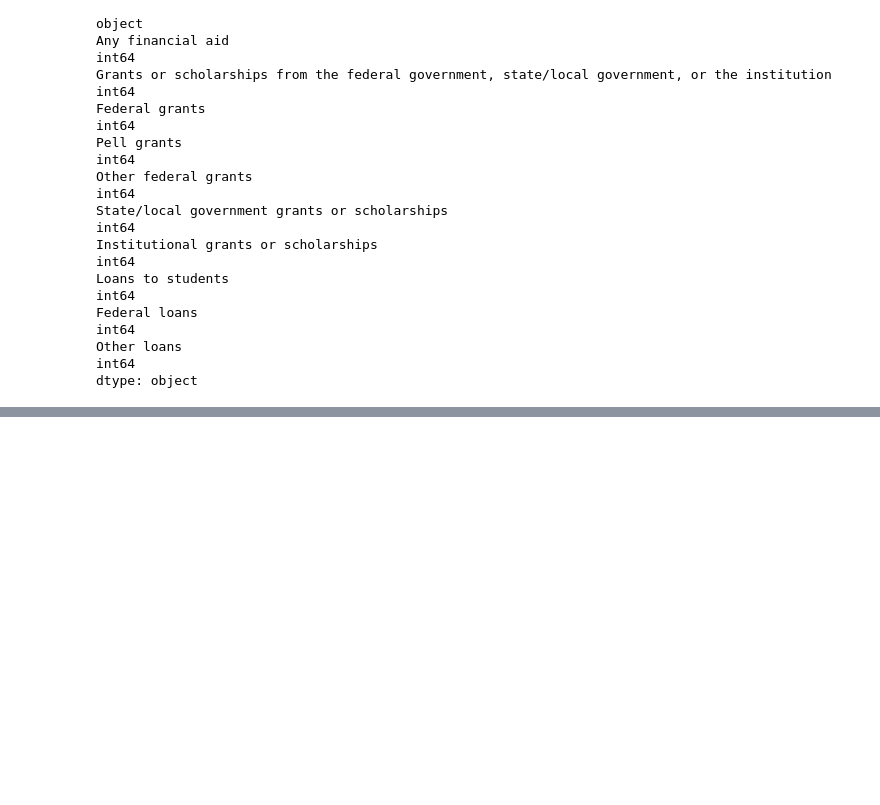
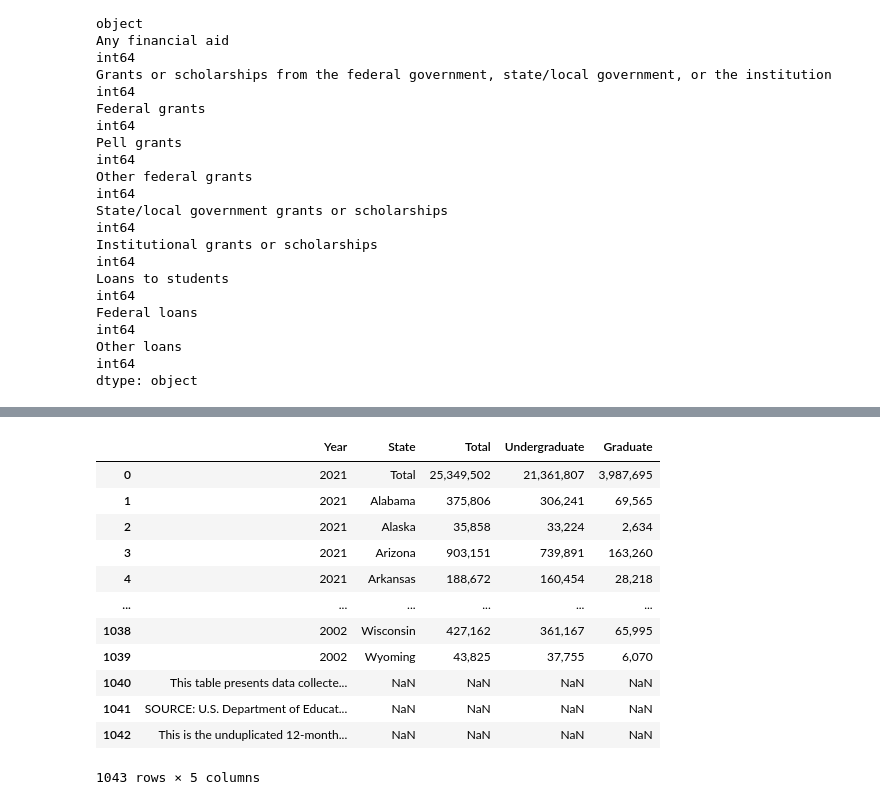
Before and after one commit to brevinowens/solvemined, a Jupyter notebook: Extract.ipynb, the cells around one changed output, grey strips where cells are left out. Saved outputs shown, nothing was run; the diff lists cells and outputs as text; code cells hidden in the pictures; blank space fills up the shorter version.

```diff
--- a/Extract.ipynb
+++ b/Extract.ipynb
@@ -321,0 +352,18 @@ financial_aid_copy
+# %%
+# Create a copy of the enrollment df
+enrollment_copy = enrollment.copy()
+enrollment_copy
+# %% [output]
+|  | Year | State | Total | Undergraduate | Graduate |
+| 0 | 2021 | Total | 25,349,502 | 21,361,807 | 3,987,695 |
+| 1 | 2021 | Alabama | 375,806 | 306,241 | 69,565 |
+| 2 | 2021 | Alaska | 35,858 | 33,224 | 2,634 |
+| 3 | 2021 | Arizona | 903,151 | 739,891 | 163,260 |
+| 4 | 2021 | Arkansas | 188,672 | 160,454 | 28,218 |
+| ... | ... | ... | ... | ... | ... |
+| 1038 | 2002 | Wisconsin | 427,162 | 361,167 | 65,995 |
+| 1039 | 2002 | Wyoming | 43,825 | 37,755 | 6,070 |
+| 1040 | This table presents data collecte... | NaN | NaN | NaN | NaN |
+| 1041 | SOURCE: U.S. Department of Educat... | NaN | NaN | NaN | NaN |
+| 1042 | This is the unduplicated 12-month... | NaN | NaN | NaN | NaN |
+1043 rows × 5 columns
```
Also changed, not shown: parts of 39 cells of this notebook.
